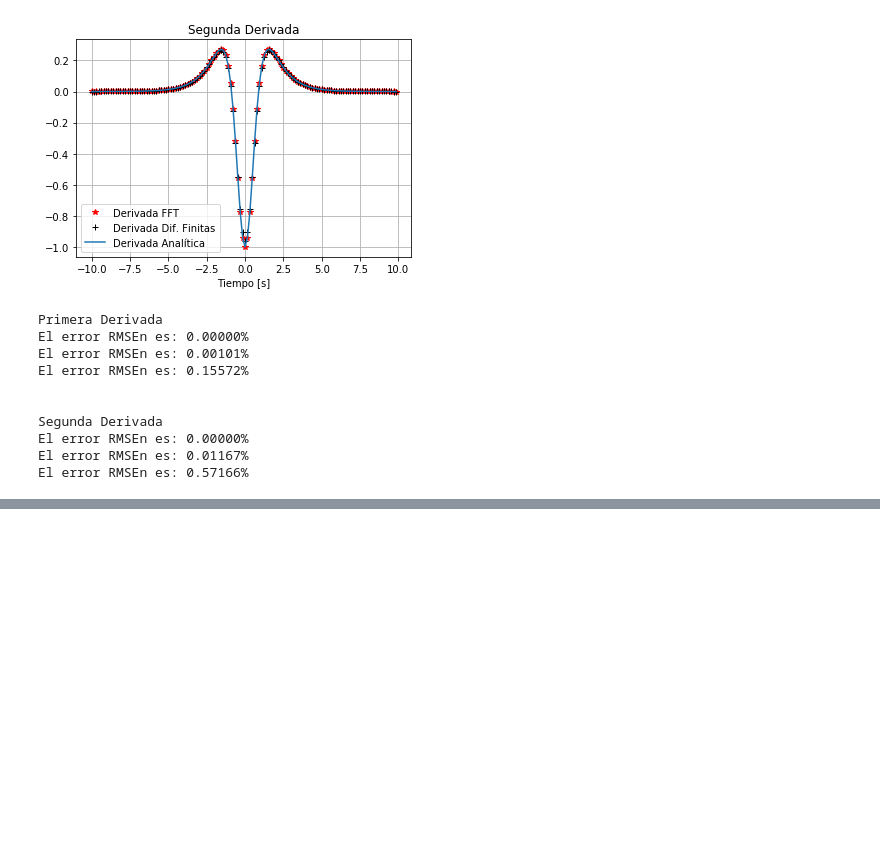
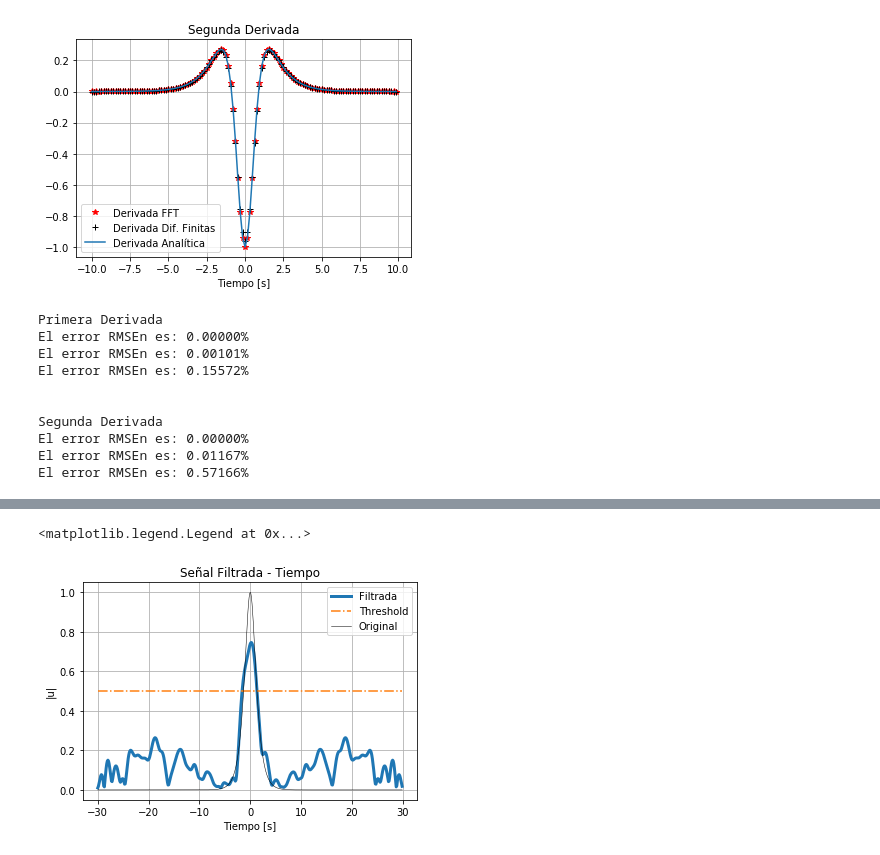
Before and after one commit to drodriguez32/Herramientas-Computacionales, a Jupyter notebook: 04_Taller_04/Taller_04.ipynb, the cells around one changed output, grey strips where cells are left out. Cells and saved outputs as stored; diff of their text form; code cells hidden in the pictures; blank space fills up the shorter version.

```diff
--- a/04_Taller_04/Taller_04.ipynb
+++ b/04_Taller_04/Taller_04.ipynb
@@ -152,0 +223,3 @@ pylab.legend(loc='best')
+# %%
+unfk = exp(-0.2*((k)**2))*unt_2 # Aplicar filtro en dominio freq
+unft = fftp.ifft(unfk) # Devolverse a dominio tiempo
@@ -152,0 +238,14 @@ pylab.legend(loc='best')
+# %%
+pylab.plot(t,np.abs(unft),linewidth=3.0, label='Filtrada')
+pylab.plot(t,linspace(0.5,0.5,len(t)), '-.', label='Threshold')
+pylab.plot(t,u,'k',linewidth=0.5, label='Original')
+pylab.title('Señal Filtrada - Tiempo')
+pylab.xlabel('Tiempo [s]')
+pylab.ylabel('|u|')
+pylab.grid()
+pylab.legend(loc='best')
+
+#pylab.savefig(os.path.join(output_dir,'Ejemplo2-Sign_Filtered_Time_15.png'), dpi=600)
+# %% [output]
+<matplotlib.legend.Legend at 0x...>
+[figure, added]
```
Also changed, not shown: parts of 47 cells of this notebook, 26 other files.
